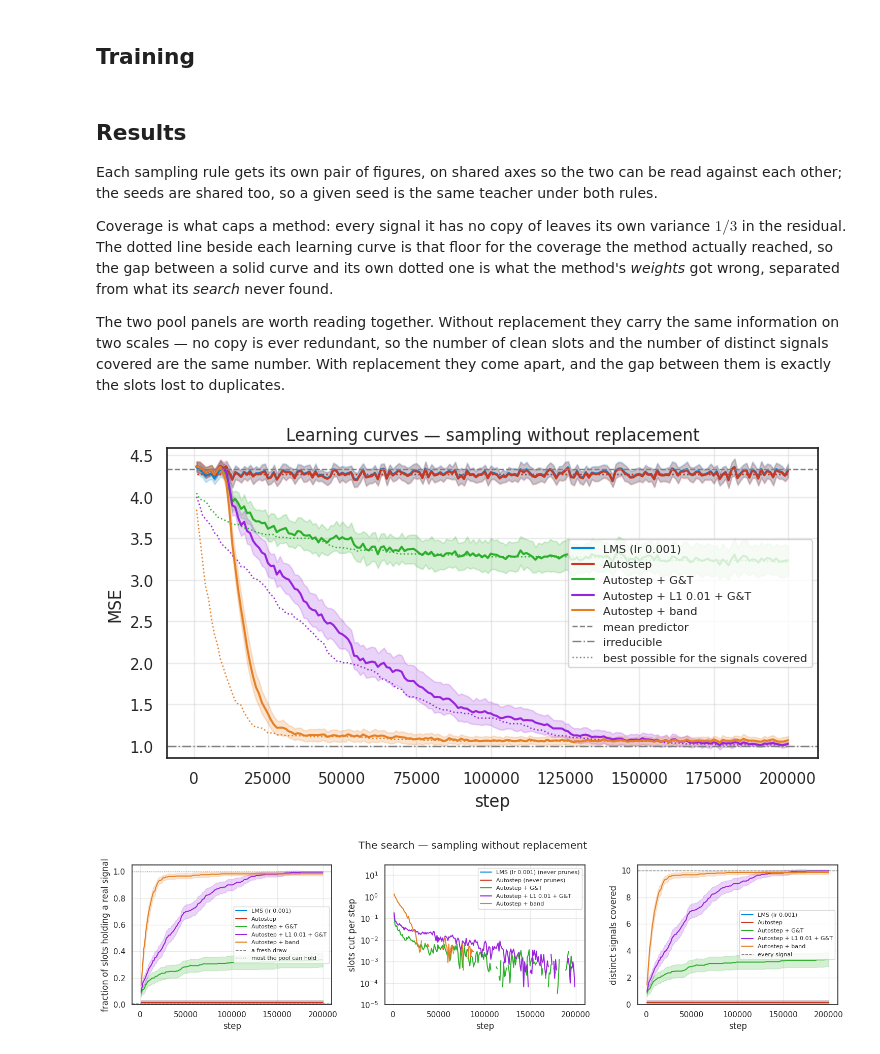
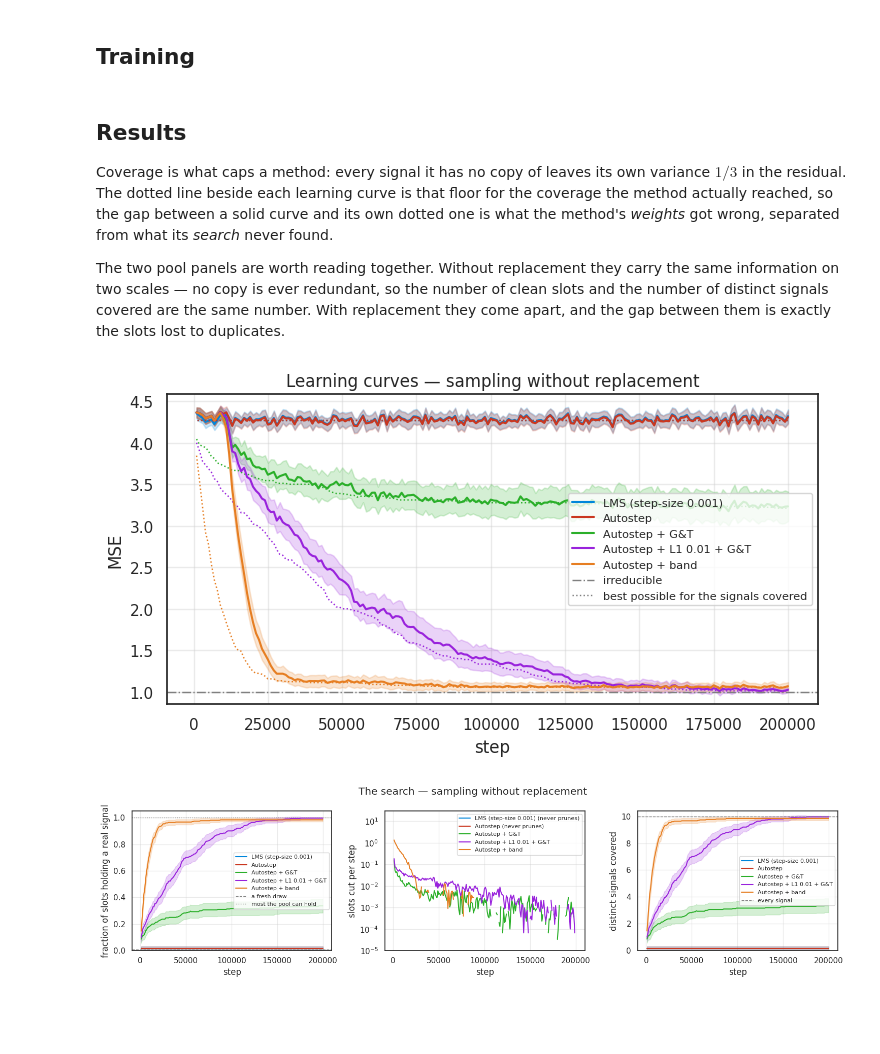
Before and after one commit to ejmejm/phd_research, a Jupyter notebook: phd/structure_search/multi_geoff_exploration/feature_sifting_clean_or_noise.ipynb, the cells around one changed output. Drawn from its saved outputs; the diff is of its cells as text; code cells hidden in the pictures; blank space fills up the shorter version.

```diff
--- a/phd/structure_search/multi_geoff_exploration/feature_sifting_clean_or_noise.ipynb
+++ b/phd/structure_search/multi_geoff_exploration/feature_sifting_clean_or_noise.ipynb
@@ -196,7 +151,8 @@ class LMS(eqx.Module):
     def step(self, inputs, y):
         x = slot_inputs(inputs)
         loss, grads = linear_loss_and_grads(self.w, x, y)
-        return tree_replace(self, w=self.w - LMS_LR * grads), loss   # prune_mask stays all-False
+        # prune_mask stays all-False
+        return tree_replace(self, w=self.w - LMS_STEP_SIZE * grads), loss
 # %%
 class Autostep(eqx.Module):
     """Autostep (IDBD) on the initial pool: a step-size per slot, but no pruning."""
@@ -223,27 +176,37 @@ class Autostep(eqx.Module):
 class AutostepGT(eqx.Module):
     """Autostep + generate & test: a slot is cut the step its weight crosses zero.
 
-    The task redraws every cut slot, so the learner keeps the same 20 weights and trades away the
+    The task redraws every cut slot, so the learner keeps the same weights and trades away the
     ones a real gradient is no longer holding off zero — for a replacement that is an exact copy
     of a true signal only `CLEAN_PROB` of the time, and pure noise otherwise. A cut slot is reset
     to `w = 0` (`reset_pruned`), so the product below is zero on the new candidate's first step
     and it is never cut on arrival.
+
+    With `l1 > 0` the subgradient `lambda * sign(w)` joins the loss gradient, so it drives the
+    weight update *and* Autostep's step-size adaptation. Its contribution to a step is
+    `alpha * lambda` against gradient noise `alpha * sigma`, so the ratio is step-size free: a
+    dead weight is actively driven back across zero instead of waiting on a mean reversion whose
+    rate vanishes with `alpha`. That is what keeps the cut firing at any `INIT_STEP_SIZE`, which
+    the bare test does not. The bias against a true weight of magnitude 1 is `L1_COEFF / E[x^2]`
+    = 0.03, so the penalty costs the fit little while doing its work on the dead slots.
     """
     optimizer: optax.GradientTransformation = eqx.field(static=True)
+    l1: float = eqx.field(static=True)
     w: jax.Array
     opt_state: optax.OptState
     prune_mask: jax.Array
 
     @classmethod
-    def init(cls):
-        optimizer = optax_idbd(init_lr=INIT_LR, meta_lr=META_LR, autostep=True)
-        w = jnp.zeros((N_OUTPUTS, N_SLOTS))
-        return cls(optimizer=optimizer, w=w, opt_state=optimizer.init(w),
-                   prune_mask=jnp.zeros((N_OUTPUTS, N_LEARNER_FEATURES), dtype=bool))
+    def init(cls, l1=0.0):
+        return init_autostep(cls, l1=l1)
 
     def step(self, inputs, y):
         x = slot_inputs(inputs)
         loss, grads = linear_loss_and_grads(self.w, x, y)
+        if self.l1:
+            # L1 on the candidates only: shrinking the bias fights the target's mean, not
+            # structure. `loss` stays pure squared error, so the MSE curves stay comparable.
+            grads = grads + self.l1 * jnp.sign(self.w).at[:, -1].set(0.0)
         updates, opt_state = self.optimizer.update((grads, x), self.opt_state, self.w)
         w = self.w + updates
 
@@ -439,22 +344,24 @@ runs = {with_replacement: run_all(with_replacement) for with_replacement in SAMP
 # %% [markdown]
 ## Results
 
-Each sampling rule gets its own pair of figures, on shared axes so the two can be read against
-each other; the seeds are shared too, so a given seed is the same teacher under both rules.
-
 Coverage is what caps a method: every signal it has no copy of leaves its own variance $1/3$ in
-the residual. The dotted line beside each learning curve is that floor for the coverage the
-method actually reached, so the gap between a solid curve and its own dotted one is what the
-method's *weights* got wrong, separated from what its *search* never found.
+the residual. The dotted line beside each learning curve is that floor for the coverage the method
+actually reached, so the gap between a solid curve and its own dotted one is what the method's
+*weights* got wrong, separated from what its *search* never found.
 
 The two pool panels are worth reading together. Without replacement they carry the same
-information on two scales — no copy is ever redundant, so the number of clean slots and the
-number of distinct signals covered are the same number. With replacement they come apart, and the
-gap between them is exactly the slots lost to duplicates.
+information on two scales — no copy is ever redundant, so the number of clean slots and the number
+of distinct signals covered are the same number. With replacement they come apart, and the gap
+between them is exactly the slots lost to duplicates.
 # %%
-def plot_curves(methods, with_replacement):
+def plot_curves(methods, with_replacement, target_w2=np.ones(N_TARGET_FEATURES)):
     """MSE per method, mean +- 2 standard errors over seeds, against the floor set by the signals
-    each method has actually covered (dotted, in the method's own color)."""
+    each method has actually covered (dotted, in the method's own color).
+
+    `target_w2` holds the square of each signal's weight in the target, which is what leaving that
+    signal uncovered costs.
+    """
+    baseline = IRREDUCIBLE_MSE + target_w2.sum() * INPUT_VAR   # the mean predictor: none covered
     plt.figure(figsize=(7.5, 4.2))
     for (label, res), color in zip(methods.items(), get_color_palette(n=len(methods))):
         mean = res['mse'].mean(0)
@@ -462,15 +369,14 @@ def plot_curves(methods, with_replacement):
         plt.plot(res['steps'], mean, color=color, label=label)
         plt.fill_between(res['steps'], mean - 2 * sem, mean + 2 * sem, color=color, alpha=0.2)
         # Every signal the method has no copy of leaves its own variance in the residual.
-        floor = IRREDUCIBLE_MSE + (N_TARGET_FEATURES - res['covered']) * INPUT_VAR
+        floor = IRREDUCIBLE_MSE + ((1 - res['covered']) * target_w2).sum(-1) * INPUT_VAR
         plt.plot(res['steps'], floor.mean(0), color=color, ls=':', lw=1)
-    plt.axhline(BASELINE_MSE, ls='--', c='gray', lw=1, label='mean predictor')
     plt.axhline(IRREDUCIBLE_MSE, ls='-.', c='gray', lw=1, label='irreducible')
     plt.plot([], [], c='gray', ls=':', lw=1, label='best possible for the signals covered')
     plt.xlabel('step')
     plt.ylabel('MSE')
     # Both rules share the axes, so the two figures can be read against each other directly.
-    plt.ylim(0.85, BASELINE_MSE + 0.25)
+    plt.ylim(0.85, baseline + 0.25)
     plt.title(f'Learning curves — sampling {SAMPLING[with_replacement]}')
     plt.grid(alpha=0.4)
     plt.legend(fontsize=8)
@@ -483,41 +389,41 @@ def plot_search(methods, with_replacement):
     many distinct signals it has found a copy of."""
     fig, axes = plt.subplots(1, 3, figsize=(15, 4))
     for (label, res), color in zip(methods.items(), get_color_palette(n=len(methods))):
-        for ax, key in ((axes[0], 'clean'), (axes[2], 'covered')):
-            mean = res[key].mean(0)
-            sem = res[key].std(0) / np.sqrt(N_SEEDS)
+        for ax, series in ((axes[0], res['clean']), (axes[2], res['covered'].sum(-1))):
+            mean = series.mean(0)
+            sem = series.std(0) / np.sqrt(N_SEEDS)
             ax.plot(res['steps'], mean, color=color, label=label)
             ax.fill_between(res['steps'], mean - 2 * sem, mean + 2 * sem, color=color, alpha=0.2)
 
         rate = res['cut_rate'].mean(0)
         if np.any(rate > 0):
             axes[1].plot(res['steps'], np.where(rate > 0, rate, np.nan), color=color, label=label)
         else:
             axes[1].plot([], [], color=color, label=f'{label} (never prunes)')
 
     axes[0].axhline(CLEAN_PROB, ls='--', c='gray', lw=1, label='a fresh draw')
     axes[0].axhline(max_clean(with_replacement) / N_LEARNER_FEATURES, ls=':', c='gray', lw=1,
                     label='most the pool can hold')
     axes[0].set_ylabel('fraction of slots holding a real signal')
     axes[0].set_ylim(0, 1.05)
     axes[1].set_ylabel('slots cut per step')
     axes[1].set_yscale('log')
     axes[1].set_ylim(1e-5, 30)
     axes[2].axhline(N_TARGET_FEATURES, ls='--', c='gray', lw=1, label='every signal')
     axes[2].set_ylabel('distinct signals covered')
     axes[2].set_ylim(0, N_TARGET_FEATURES + 0.4)
     for ax in axes:
         ax.set_xlabel('step')
         ax.grid(alpha=0.4)
         ax.legend(fontsize=8)
     fig.suptitle(f'The search — sampling {SAMPLING[with_replacement]}')
     fig.tight_layout()
     plt.show()
 
 
 for with_replacement, methods in runs.items():
     plot_curves(methods, with_replacement)
     plot_search(methods, with_replacement)
 # %% [output]
-[figure, old version]
+[figure, new version]
-[figure, old version]
+[figure, new version]
```
Also changed, not shown: parts of 14 cells of this notebook.
